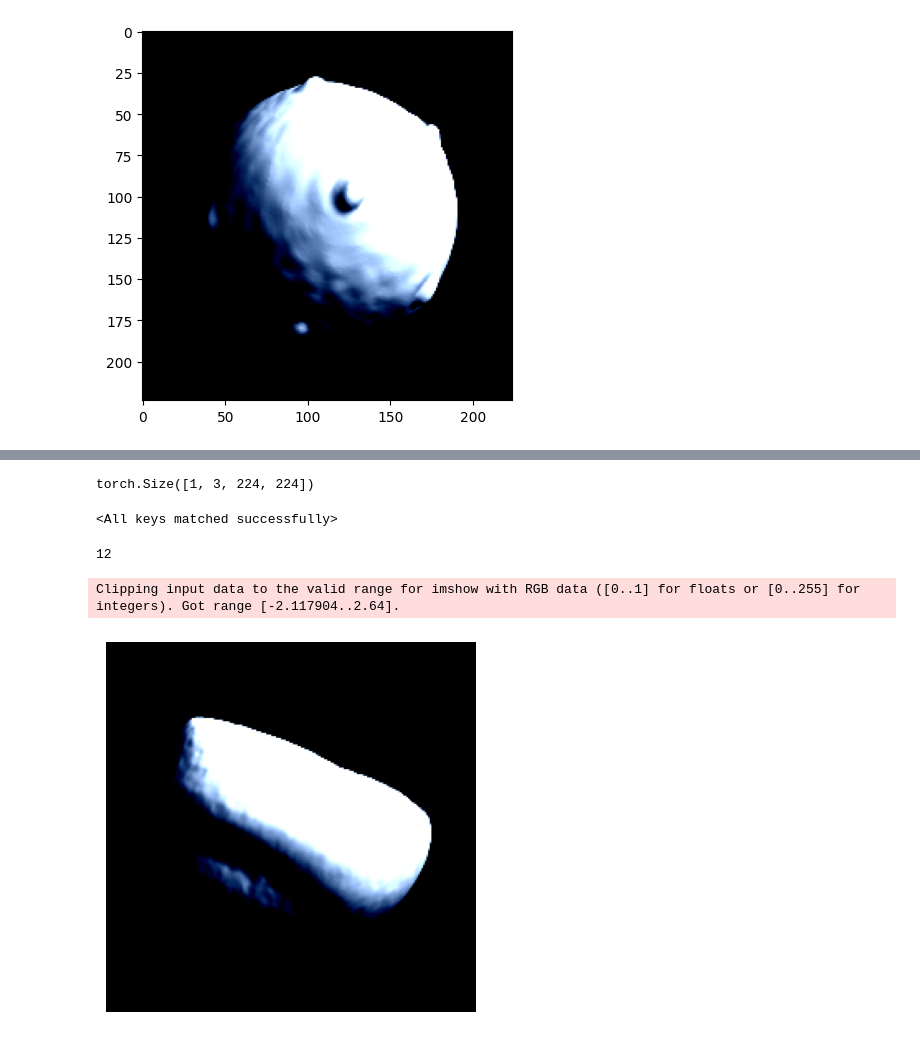
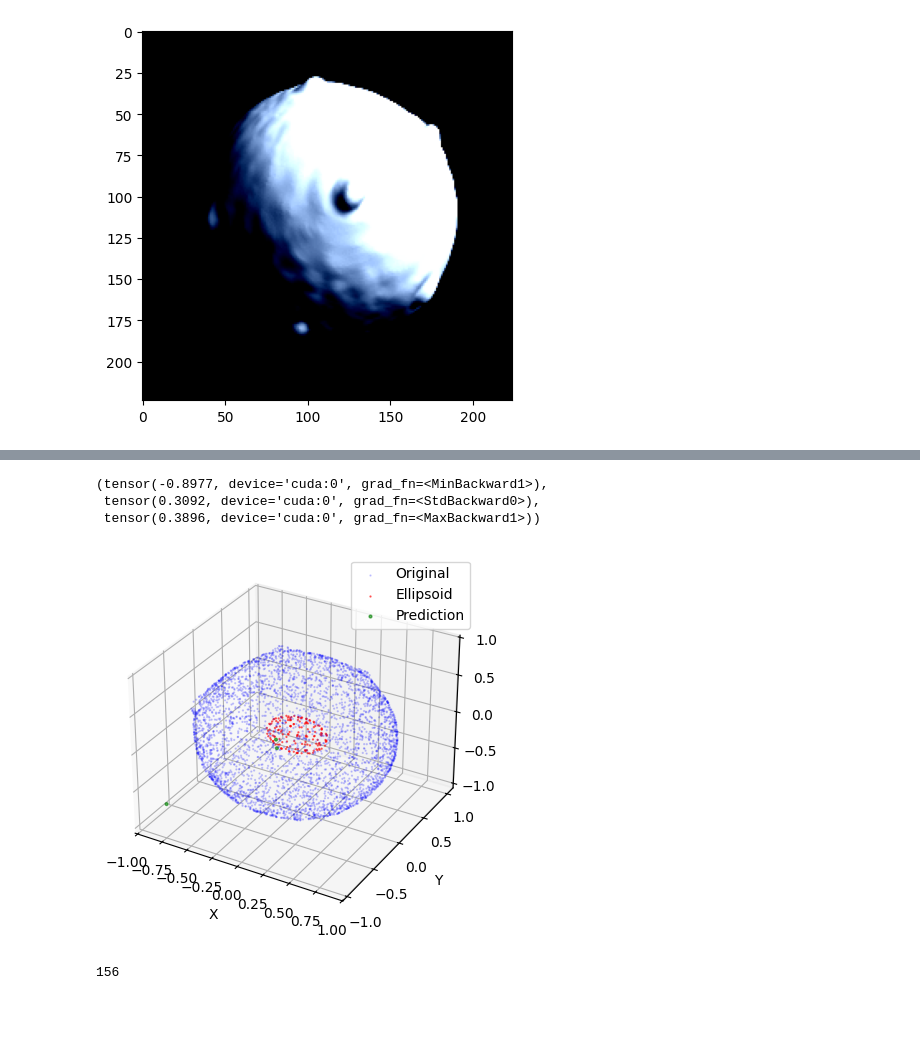
Before and after one commit to 3d-pollen-reconstruction/sequoia, a Jupyter notebook: notebooks/p2m_sandbox.ipynb, the cells around one changed output, grey strips where cells are left out. Drawn from its saved outputs; the diff is of its cells as text; code cells hidden in the pictures; blank space fills up the shorter version.

Commit message:
rewrote dataset class, added original p2m ellipsoid

```diff
--- a/notebooks/p2m_sandbox.ipynb
+++ b/notebooks/p2m_sandbox.ipynb
@@ -257,12 +472,13 @@ P2MModel(
 )
 # %%
-sample_number = 3
+sample_number = 0
+lvl = 2
 
 # imgs: [4,3,224,224] batch
-out = model(imgs)
-# out['pred_coord'] is a list [x1, x2, x3], each shape [B, V, 3]
-final_verts = out['pred_coord'][-1]                    # [B, V, 3]
+out = model(ds[0]['images'][0].unsqueeze(0).to(device))
+# out['pred_coord'] is a list [x1, x2, x3], each shape [B, V, 3]|
+final_verts = out['pred_coord'][lvl]                    # [B, V, 3]
 final_verts = final_verts.detach().cpu().numpy()       # numpy
 
 verts = final_verts[sample_number]    # (V,3)
-faces = ell.faces[2]      # numpy array (F,3) of int indices
+faces = ell.faces[lvl]      # numpy array (F,3) of int indices
@@ -1002,6 +503,0 @@ class Ellipsoid:
-# %%
-import pickle
-import trimesh
-import torch
-
-ell = Ellipsoid(a=15.0, b=15.0, c=15.0, base_subdivisions=2)
@@ -1473,20 +504,36 @@ KeyboardInterrupt:
-# %%
-left.shape
-# %% [output]
-torch.Size([1, 3, 224, 224])
-# %%
-model_inf = P2MModel(
-    options=options.model,
-    ellipsoid=ell,
-    camera_f=torch.tensor(camera_f, device=device),
-    camera_c=torch.tensor(camera_c),
-    mesh_pos=torch.tensor([0.0,0.0,0.0], device=device),
-).to(device)
-
-model_inf.load_state_dict(torch.load(os.path.join('notebooks/p2m', "lowest_p2m_loss.pth")))
-# %% [output]
-<All keys matched successfully>
+# %%
+torch.min(out['pred_coord'][2]), torch.std(out['pred_coord'][2]), torch.max(out['pred_coord'][2])
+# %% [output]
+(tensor(-0.8977, device='cuda:0', grad_fn=<MinBackward1>),
+ tensor(0.3092, device='cuda:0', grad_fn=<StdBackward0>),
+ tensor(0.3896, device='cuda:0', grad_fn=<MaxBackward1>))
+# %%
+point_cloud = subset[0]['points'].detach().cpu().numpy()
+
+ellipse_point_cloud = ell.coord.detach().cpu().numpy() - [0.,0.,-.8] # minus the template offset
+
+prediction = out['pred_coord'][2].detach().cpu().numpy()
+
+# Create 3D scatter plot
+fig = plt.figure()
+ax = fig.add_subplot(111, projection='3d')
+
+# Plot original point cloud in blue
+ax.scatter(point_cloud[:,0], point_cloud[:,1], point_cloud[:,2], c='blue', alpha=0.2, label='Original', s=0.4)
+
+# Plot ellipsoid points in red
+ax.scatter(ellipse_point_cloud[:,0], ellipse_point_cloud[:,1], ellipse_point_cloud[:,2], c='red', alpha=0.6, s=0.4, label='Ellipsoid')
+
+ax.scatter(prediction[:,0], prediction[:,1], prediction[:,2], c='green', alpha=0.6, s=4, label='Prediction')
+
+ax.set_xlabel('X')
+ax.set_ylabel('Y')
+ax.set_zlabel('Z')
+ax.legend()
+plt.show()
+# %% [output]
+[figure, added]
 # %%
-len(imgs)
+len(ellipse_point_cloud)
 # %% [output]
-12
+156
@@ -1498,10 +539,0 @@ with torch.no_grad():
-# %%
-# plot the left image
-import matplotlib.pyplot as plt
-
-plt.imshow(imgs[8].permute(1,2,0).cpu().numpy(), cmap='gray')
-plt.axis('off')
-plt.show()
-# %% [output]
-Clipping input data to the valid range for imshow with RGB data ([0..1] for floats or [0..255] for integers). Got range [-2.117904..2.64].
-[figure, removed]
```
Also changed, not shown: parts of 39 cells of this notebook, 5 other files.
